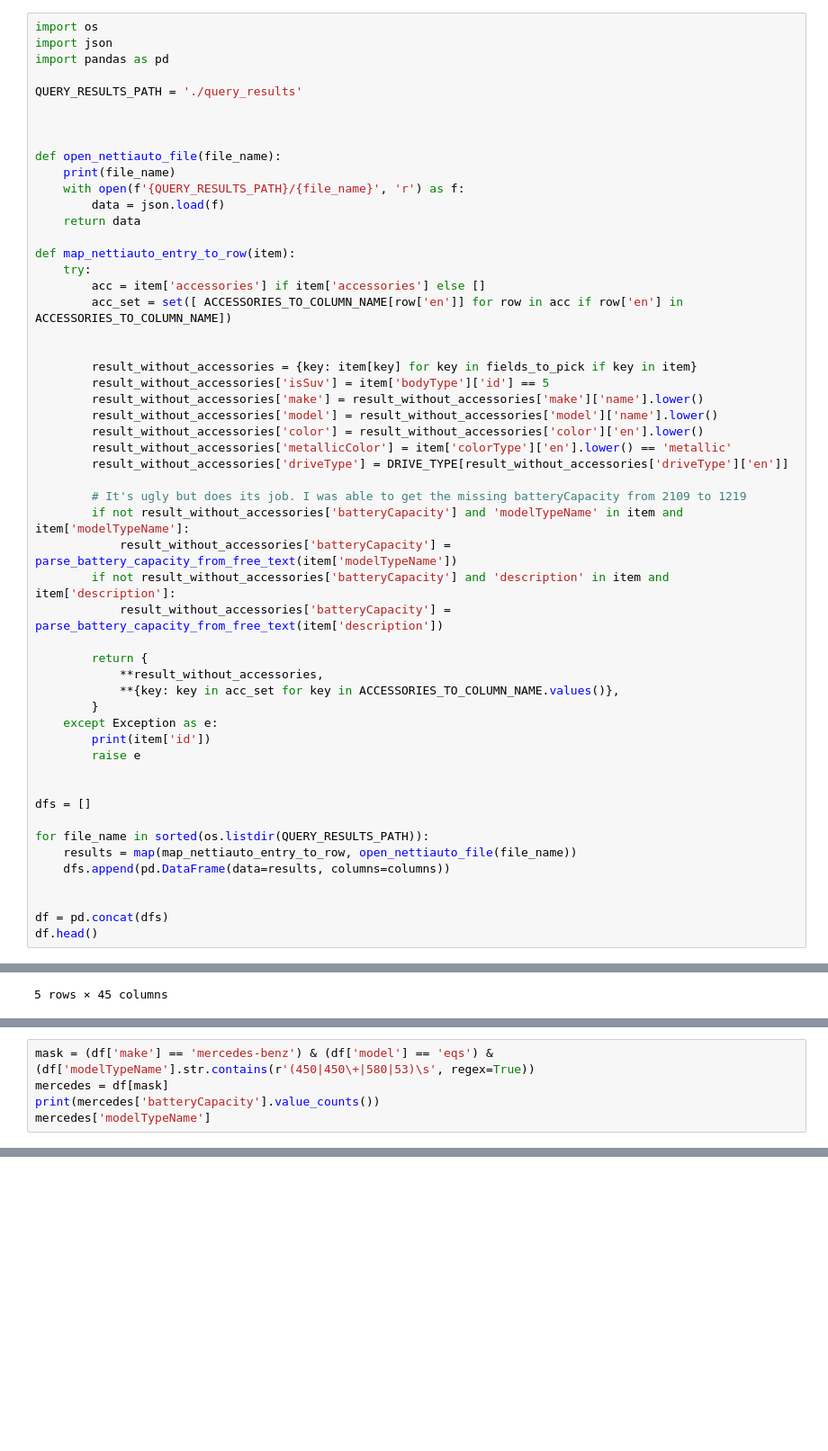
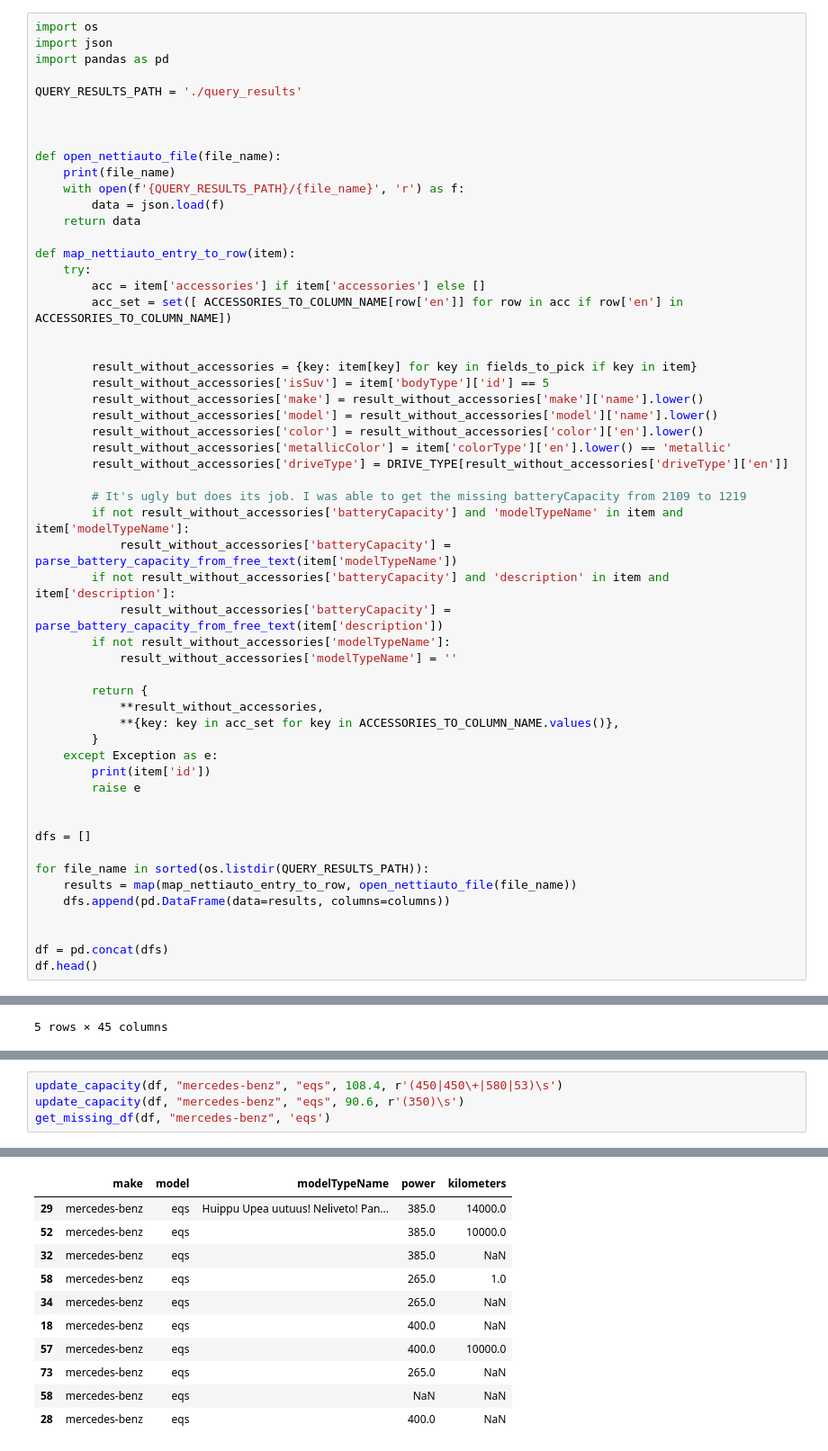
Before and after one commit to jatufin/importEVorNot, a Jupyter notebook: nettiauto/nettiauto_dataset_parsing.ipynb, the cells around one changed output, grey strips where cells are left out. Shown at 90% size. Cells and saved outputs as stored; diff of their text form; blank space fills up the shorter version.

```diff
--- a/nettiauto/nettiauto_dataset_parsing.ipynb
+++ b/nettiauto/nettiauto_dataset_parsing.ipynb
@@ -117,6 +117,8 @@ def map_nettiauto_entry_to_row(item):
             result_without_accessories['batteryCapacity'] = parse_battery_capacity_from_free_text(item['modelTypeName'])
         if not result_without_accessories['batteryCapacity'] and 'description' in item and item['description']:
             result_without_accessories['batteryCapacity'] = parse_battery_capacity_from_free_text(item['description'])
+        if not result_without_accessories['modelTypeName']:
+            result_without_accessories['modelTypeName'] = ''
 
         return {
             **result_without_accessories,
@@ -219,6 +250,5 @@ Name: modelTypeName, dtype: object
 # %%
-mask = (df['make'] == 'mercedes-benz') & (df['model'] == 'eqs') & (df['modelTypeName'].str.contains(r'(450|450\+|580|53)\s', regex=True))
-mercedes = df[mask]
-print(mercedes['batteryCapacity'].value_counts())
-mercedes['modelTypeName']
+update_capacity(df, "mercedes-benz", "eqs", 108.4, r'(450|450\+|580|53)\s')
+update_capacity(df, "mercedes-benz", "eqs", 90.6, r'(350)\s')
+get_missing_df(df, "mercedes-benz", 'eqs')
 # %% [output]
@@ -245,0 +257,11 @@ Name: modelTypeName, Length: 69, dtype: object
+|  | make | model | modelTypeName | power | kilometers |
+| 29 | mercedes-benz | eqs | Huippu Upea uutuus! Neliveto! Pan... | 385.0 | 14000.0 |
+| 52 | mercedes-benz | eqs |  | 385.0 | 10000.0 |
+| 32 | mercedes-benz | eqs |  | 385.0 | NaN |
+| 58 | mercedes-benz | eqs |  | 265.0 | 1.0 |
+| 34 | mercedes-benz | eqs |  | 265.0 | NaN |
+| 18 | mercedes-benz | eqs |  | 400.0 | NaN |
+| 57 | mercedes-benz | eqs |  | 400.0 | 10000.0 |
+| 73 | mercedes-benz | eqs |  | 265.0 | NaN |
+| 58 | mercedes-benz | eqs |  | NaN | NaN |
+| 28 | mercedes-benz | eqs |  | 400.0 | NaN |
```
Also changed, not shown: parts of 28 cells of this notebook.
